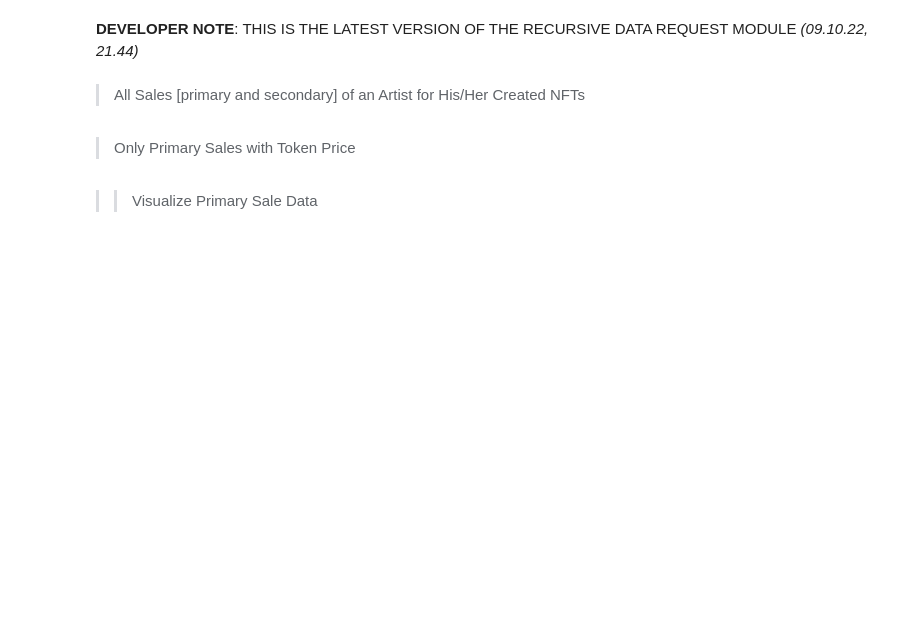
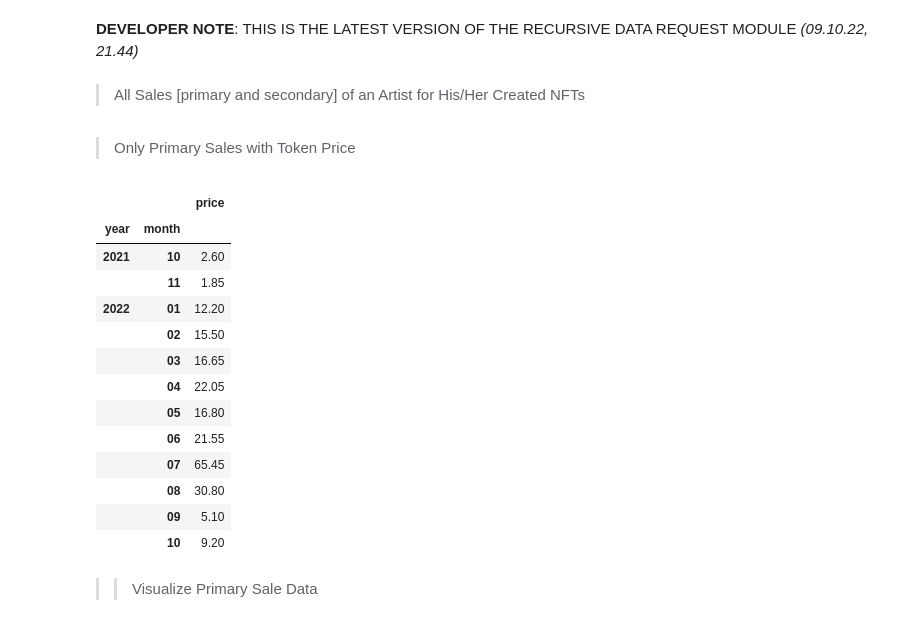
Before and after one commit to EmirhanServeren/NFT-CollaBot, a Jupyter notebook: main.ipynb, the cells around one changed output. Cells and saved outputs as stored; diff of their text form; code cells hidden in the pictures; blank space fills up the shorter version.

```diff
--- a/main.ipynb
+++ b/main.ipynb
@@ -492,9 +496,6 @@ creator_all_NFT_sales("tz1YAZ5Vkyc1Gpdy342uT33FYYFhyn2v6ibh")
 # %% [markdown]
 > Only Primary Sales with Token Price
 # %%
-# sale history [for both primary and secondary] of the artists for their mints [created pieces]
-# evaluate a recursive function for it
-
 def creator_primary_NFT_sales(wallet_address):
     if counter_N[0]>0:global nft_timestamp_val
     if counter_N[0]==0:nft_timestamp_val="2000-01-01T00:00:00+00:00" # initialize the timestamp value
@@ -516,14 +517,14 @@ def creator_primary_NFT_sales(wallet_address):
         global all_primaryNFT_sales_df
         global loop_primaryNFT_sales_df
     if counter_N[0]==0:
-        all_primaryNFT_sales_df=pd.DataFrame()
+        creator_primaryNFT_sales_df=pd.DataFrame()
         loop_primaryNFT_sales_df=pd.DataFrame()
 
     loop_primaryNFT_sales_df = pd.DataFrame(creator_primary_sales_response)
     loop_primaryNFT_sales_df['token_pk']=loop_primaryNFT_sales_df['token_pk'].astype(int)
     loop_primaryNFT_sales_df['price']=loop_primaryNFT_sales_df['price'].astype(int)
 
-    all_primaryNFT_sales_df=pd.concat([ all_primaryNFT_sales_df,loop_primaryNFT_sales_df])
+    creator_primaryNFT_sales_df=pd.concat([creator_primaryNFT_sales_df,loop_primaryNFT_sales_df])
     counter_N[0]+=1
 
     # print(nft_timestamp_val)    # to check how it works
@@ -532,26 +533,52 @@ def creator_primary_NFT_sales(wallet_address):
         nft_timestamp_val=str(loop_primaryNFT_sales_df['timestamp'][499])
         return creator_primary_NFT_sales(wallet_address)
     else:
-        print(f"Creator has {len(all_primaryNFT_sales_df)} NFT sale on primary market totally so far.")
+        # print(f"Creator has {len(all_primaryNFT_sales_df)} NFT sale on primary market totally so far.")
         counter_N[0]=0
+        return creator_primaryNFT_sales_df
 
 # enter a wallet address to pass a parameter
-creator_primary_NFT_sales("tz1YAZ5Vkyc1Gpdy342uT33FYYFhyn2v6ibh")
+#creator_primary_NFT_sales("tz1YAZ5Vkyc1Gpdy342uT33FYYFhyn2v6ibh")
 # %%
-# timestamp column includes both date and hour data together, splitting these two parameter in two different columns
-all_primaryNFT_sales_df[['date','hour']]=all_primaryNFT_sales_df['timestamp'].str.split('T', expand=True)
-del all_primaryNFT_sales_df['timestamp']
+def creator_primary_sales_df(wallet_address):
+    creator_primary_sales_dataFrame=creator_primary_NFT_sales(wallet_address)
+    creator_primary_sales_dataFrame[['date','hour']]=creator_primary_sales_dataFrame['timestamp'].str.split('T', expand=True)
+    del creator_primary_sales_dataFrame['timestamp']
 
-# deleting +00.00 at the ned of hour column. this symbolized gmt but unnecessary data for us
-all_primaryNFT_sales_df['hour']=all_primaryNFT_sales_df['hour'].str.split('+', expand=True)
+    # deleting +00.00 at the end of hour column. this symbolized gmt but unnecessary data for us
+    creator_primary_sales_dataFrame['hour']=creator_primary_sales_dataFrame['hour'].str.split('+', expand=True)
 
-# manipulating price column to calculate exact value [as tezos] of a token
-# dividing to 10^6
-all_primaryNFT_sales_df['price']=pd.to_numeric(all_primaryNFT_sales_df['price'],downcast="float")
-all_primaryNFT_sales_df['price']=all_primaryNFT_sales_df['price']/1000000
+    # manipulating price column to calculate exact value [as tezos] of a token
+    # dividing to 10^6
+    creator_primary_sales_dataFrame['price']=pd.to_numeric(creator_primary_sales_dataFrame['price'],downcast="float")
+    creator_primary_sales_dataFrame['price']=creator_primary_sales_dataFrame['price']/1000000
 
+    # month and year of the date will be processed individually, so splitting them as well
+    creator_primary_sales_dataFrame[['year','month','day']] = creator_primary_sales_dataFrame['date'].str.split('-', expand=True)
+    del creator_primary_sales_dataFrame['date']
 
-# month and year of the date will be processed individually, so splitting them as well
-all_primaryNFT_sales_df[['year','month','day']]=all_primaryNFT_sales_df['date'].str.split('-', expand=True)
-del all_primaryNFT_sales_df['date']
-all_primaryNFT_sales_df
+    # group by the year and the month for calculating income monthly
+    creator_primary_sales_dataFrame = creator_primary_sales_dataFrame.groupby(["year","month"]).sum()
+    del creator_primary_sales_dataFrame['token_pk']
+
+    # return the data frame
+    return creator_primary_sales_dataFrame
+
+creator_primary_sales_df(findWalletAddress_byTezDomain("emirhanserveren.tez"))
+
+# note!: ADD A CONDITION FOR THE EMPTY MONTHS THAT MUST APPEAR ON DATA FRAME
+# %% [output]
+|  |  | price |
+| year | month |  |
+| 2021 | 10 | 2.60 |
+|  | 11 | 1.85 |
+| 2022 | 01 | 12.20 |
+|  | 02 | 15.50 |
+|  | 03 | 16.65 |
+|  | 04 | 22.05 |
+|  | 05 | 16.80 |
+|  | 06 | 21.55 |
+|  | 07 | 65.45 |
+|  | 08 | 30.80 |
+|  | 09 | 5.10 |
+|  | 10 | 9.20 |
```
Also changed, not shown: parts of 9 cells of this notebook.
